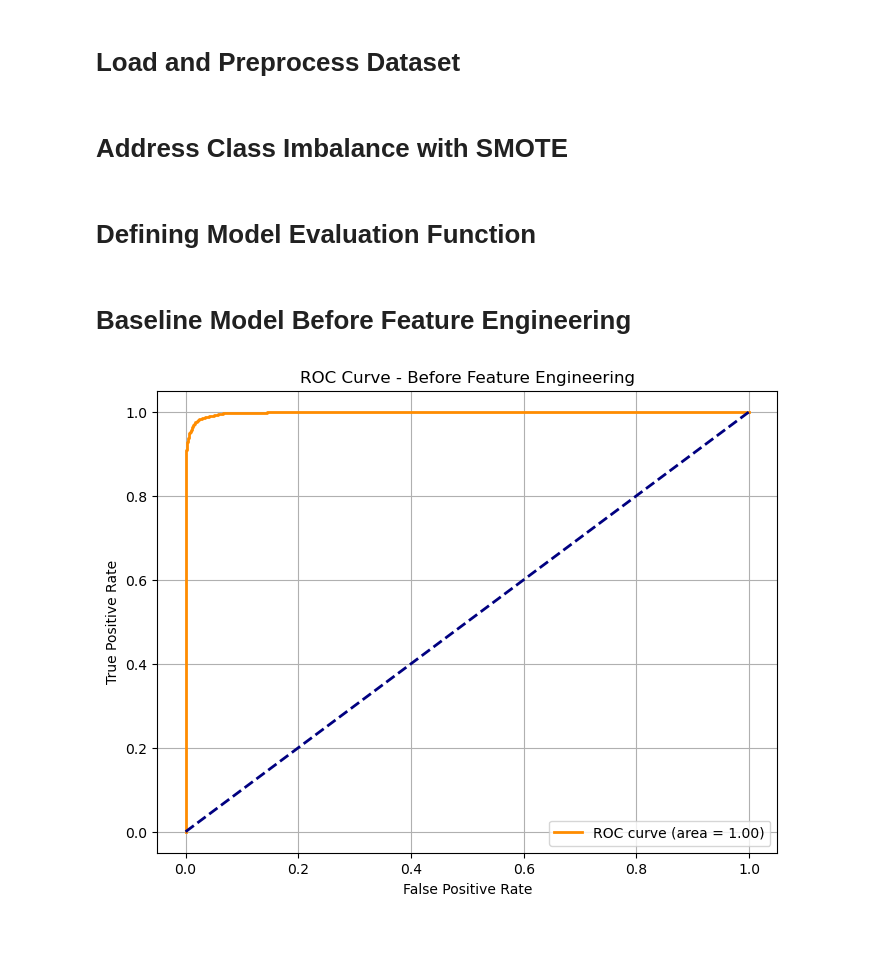
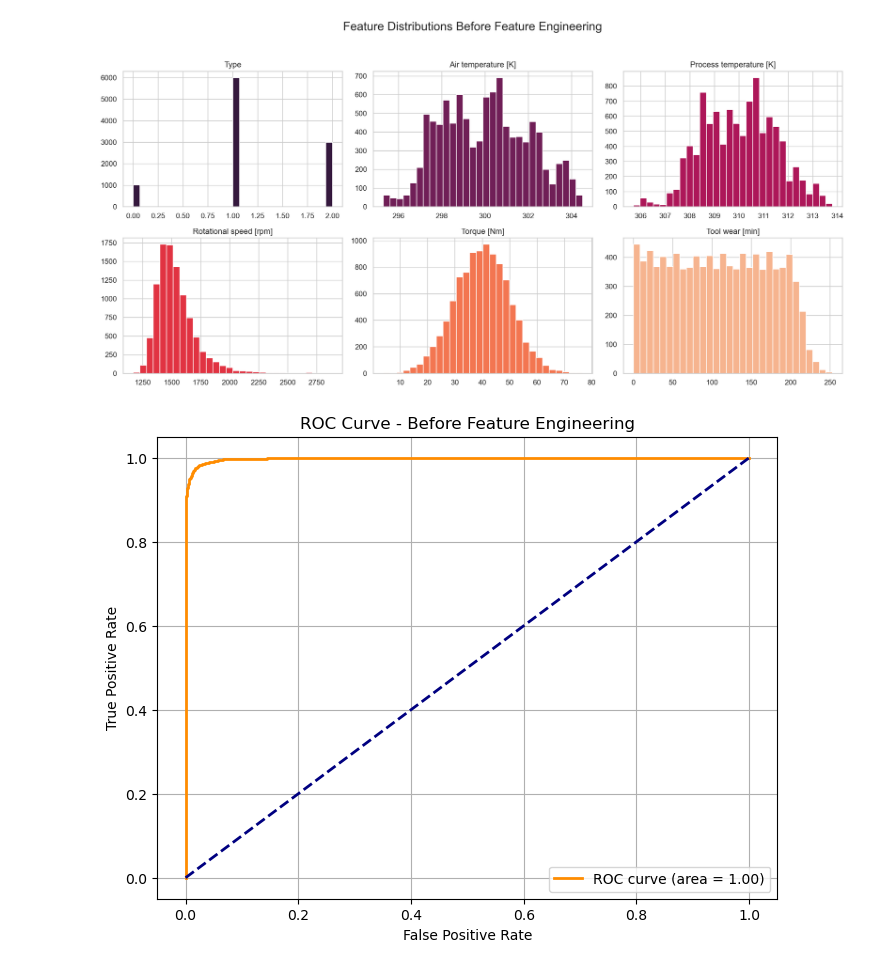
Before and after one commit to bharath9812/Feat-Engg-Research-Pred-Maintenance, a Jupyter notebook: feat_engg_predictive_maintenance.ipynb, the cells around one changed output. Drawn from its saved outputs; the diff is of its cells as text; code cells hidden in the pictures; blank space fills up the shorter version.

```diff
--- a/feat_engg_predictive_maintenance.ipynb
+++ b/feat_engg_predictive_maintenance.ipynb
@@ -14,8 +15,6 @@ import matplotlib.pyplot as plt
 from tsfresh import extract_features, select_features
 from tsfresh.utilities.dataframe_functions import impute
 from sklearn.utils import shuffle
-# %% [markdown]
-# Load and Preprocess Dataset
 # %%
 df = pd.read_csv("/Volumes/Personal/DS_Code Alpha/Feature-Engineering-Rolling-Stats/predictive_maintenance.csv")
 
@@ -34,12 +30,32 @@ y = df["Target"]
 scaler = StandardScaler()
 X_scaled = pd.DataFrame(scaler.fit_transform(X), columns=X.columns)
-# %% [markdown]
-# Address Class Imbalance with SMOTE
 # %%
 smote = SMOTE(random_state=42)
 X_res, y_res = smote.fit_resample(X_scaled, y)
-# %% [markdown]
-# Defining Model Evaluation Function
+# %%
+import matplotlib.pyplot as plt
+import seaborn as sns
+
+sns.set(style="whitegrid")
+
+selected_columns = ['Type', 'Air temperature [K]', 'Process temperature [K]',
+                    'Rotational speed [rpm]', 'Torque [Nm]', 'Tool wear [min]']
+colors = sns.color_palette("rocket", n_colors=len(selected_columns))
+
+fig, axes = plt.subplots(nrows=2, ncols=3, figsize=(16, 8), dpi=200)
+axes = axes.flatten()
+
+for i, col in enumerate(selected_columns):
+    features_df[col].hist(ax=axes[i], bins=30, color=colors[i])
+    axes[i].set_title(col)
+    axes[i].set_xlabel('')
+    axes[i].set_ylabel('')
+
+plt.suptitle("Feature Distributions Before Feature Engineering", fontsize=18)
+plt.tight_layout(rect=[0, 0, 1, 0.95])
+plt.show()
+# %% [output]
+[figure, added]
 # %%
 def evaluate_model(X_train, X_test, y_train, y_test):
 
@@ -59,8 +75,6 @@ def evaluate_model(X_train, X_test, y_train, y_test):
     roc_auc = auc(fpr, tpr)
 
     return acc, roc_auc, gb_clf, fpr, tpr
-# %% [markdown]
-# Baseline Model Before Feature Engineering
 # %%
 
 X_train, X_test, y_train, y_test = train_test_split(
```
Also changed, not shown: parts of 10 cells of this notebook.
